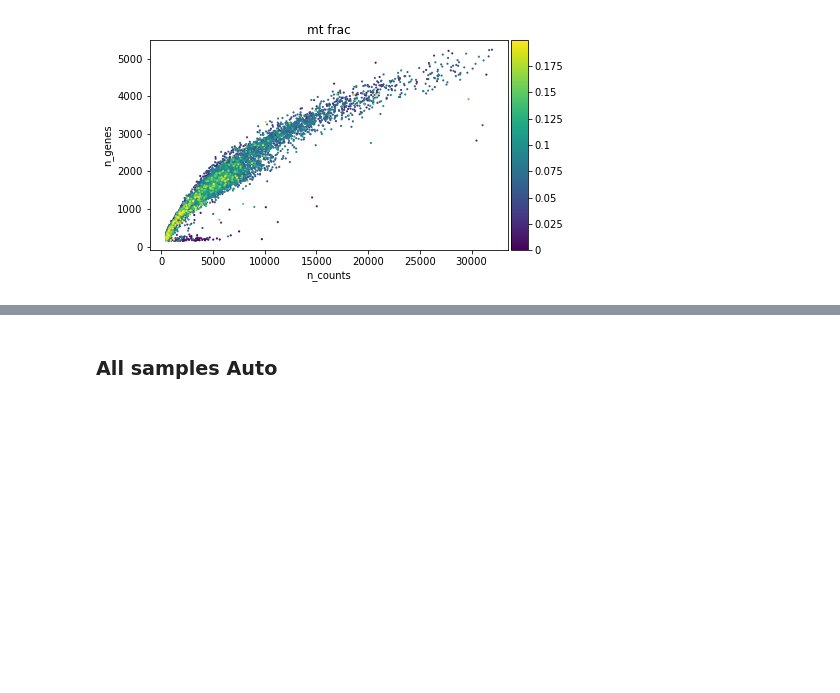
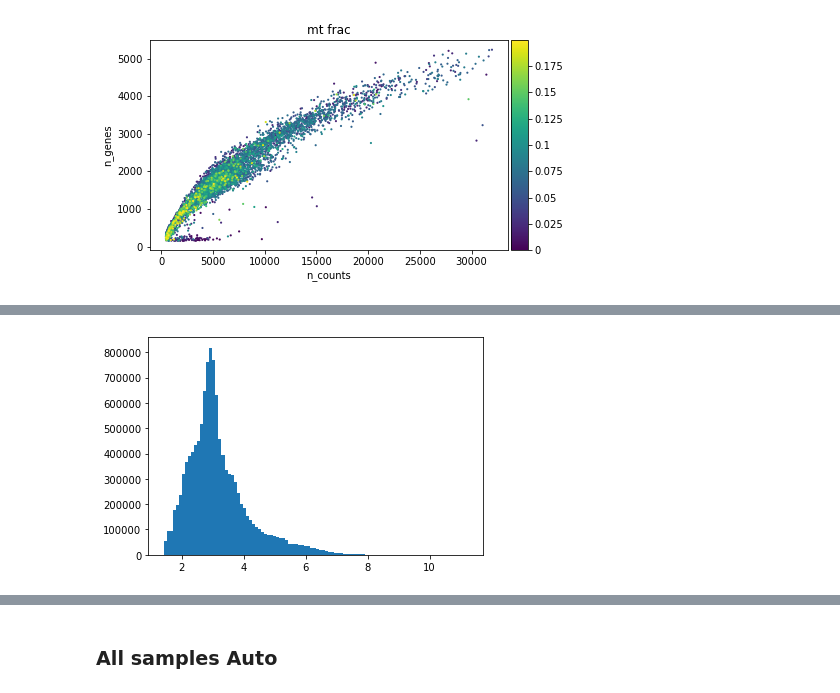
Before and after one commit to ipanj/DDD_disk, a Jupyter notebook: notebooks/covid_sc_analysis_chris.ipynb, the cells around one changed output, grey strips where cells are left out. Cells and saved outputs as stored; diff of their text form; code cells hidden in the pictures; blank space fills up the shorter version.

```diff
--- a/notebooks/covid_sc_analysis_chris.ipynb
+++ b/notebooks/covid_sc_analysis_chris.ipynb
@@ -392,0 +486,5 @@ p1 = sc.pl.scatter(adata_flt_all_man, 'n_counts', 'n_genes', color='mt_frac')
+# %%
+plt.hist(adata_flt_all_man.X.flatten()[adata_flt_all_man.X.flatten()>0], 100)
+plt.show()
+# %% [output]
+[figure, added]
```
Also changed, not shown: parts of 46 cells of this notebook.
